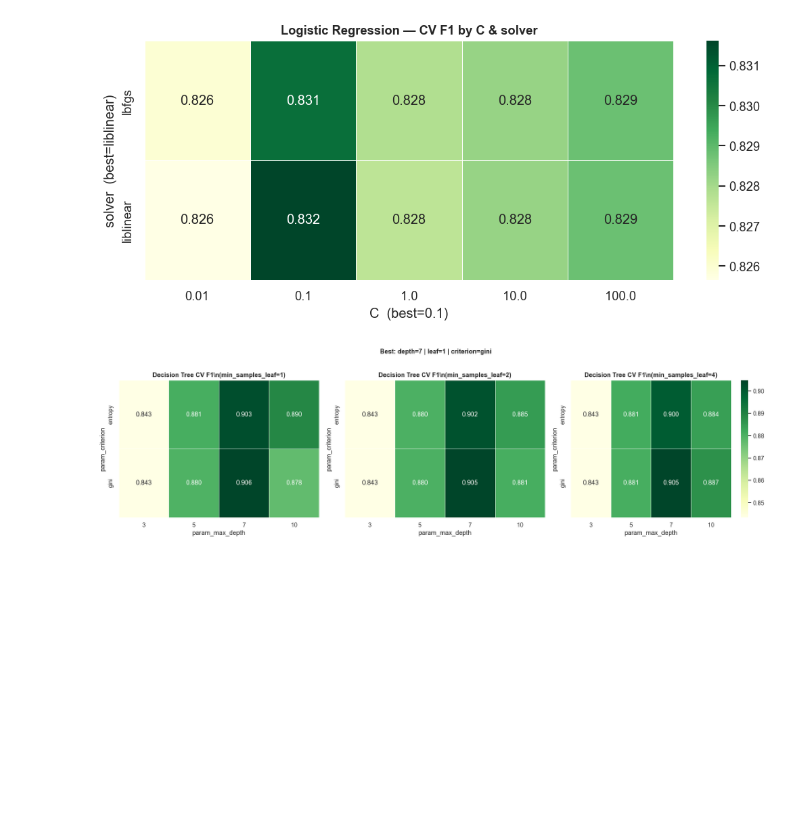
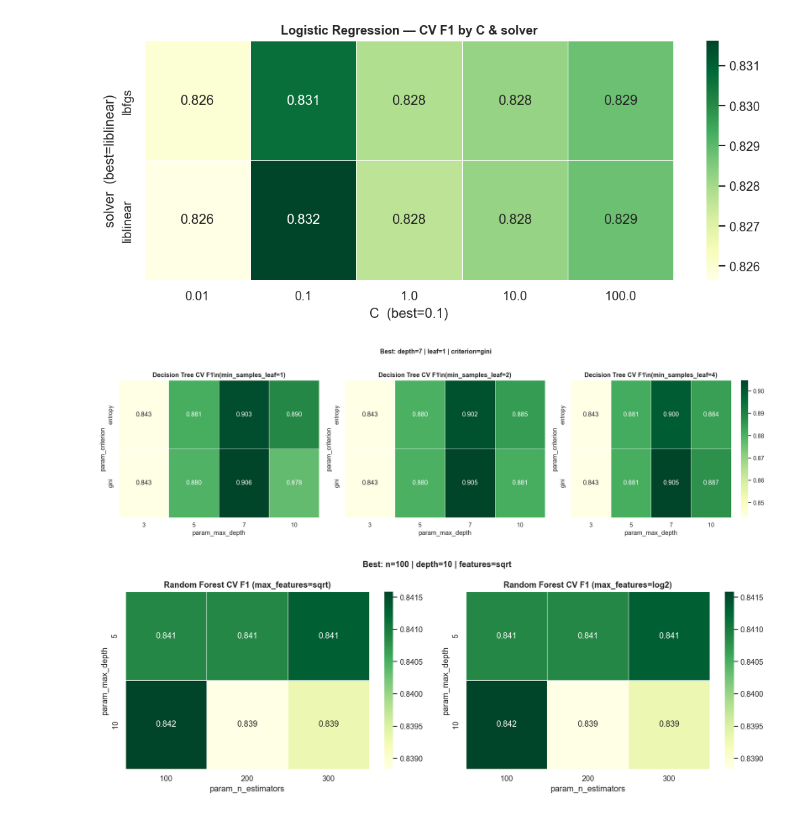
Before and after one commit to afeefanver/Osteoporosis-Risk-Prediction, a Jupyter notebook: Model Train(Oesto_V2).ipynb, the cells around one changed output. Cells and saved outputs as stored; diff of their text form; code cells hidden in the pictures; blank space fills up the shorter version.

```diff
--- a/Model Train(Oesto_V2).ipynb
+++ b/Model Train(Oesto_V2).ipynb
@@ -429,3 +429,22 @@ plt.tight_layout()
 plt.show()
 # %% [output]
 [figure]
+# %%
+# Random Forest: n_estimators vs max_depth
+fig, axes = plt.subplots(1, 2, figsize=(14, 5))
+res = pd.DataFrame(grid_objects['Random Forest'].cv_results_)
+for ax, feat in zip(axes, ['sqrt', 'log2']):
+    subset = res[res['param_max_features'] == feat]
+    pivot  = subset.pivot_table(index='param_max_depth', columns='param_n_estimators',
+                                values='mean_test_score', aggfunc='mean')
+    sns.heatmap(pivot, annot=True, fmt='.3f', cmap='YlGn', ax=ax, linewidths=0.5)
+    ax.set_title(f'Random Forest CV F1 (max_features={feat})', fontweight='bold')
+
+best = trained_models['Random Forest']['best_params']
+fig.suptitle(f'Best: n={best["n_estimators"]} | depth={best["max_depth"]} | features={best["max_features"]}',
+             fontsize=12, fontweight='bold')
+plt.savefig('plot/18_RF.png', bbox_inches='tight')
+plt.tight_layout()
+plt.show()
+# %% [output]
+[figure, added]
```
Also changed, not shown: parts of 4 cells of this notebook.
